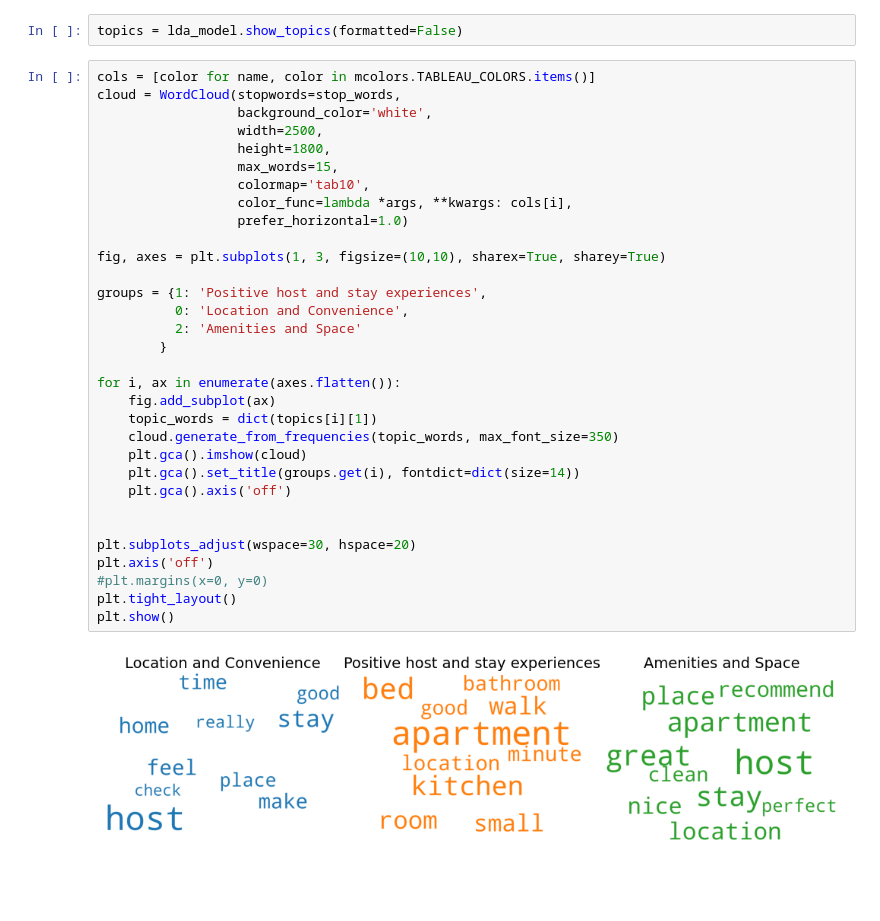
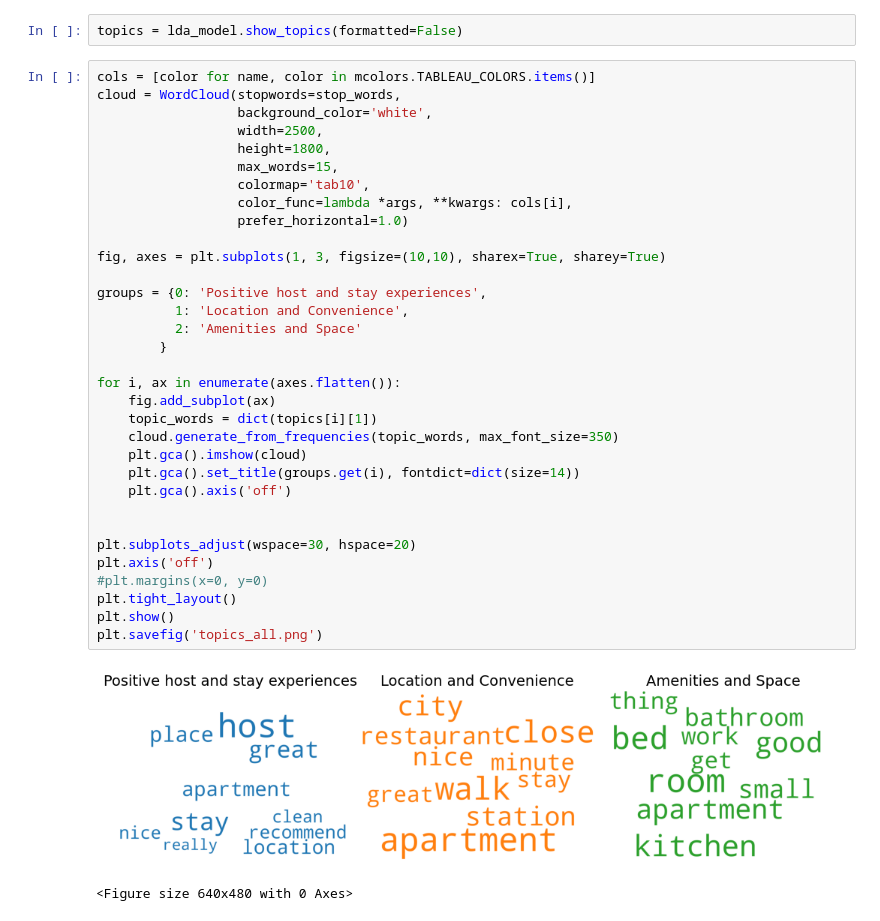
Before and after one commit to TanjaDS/Examensarbete_Airbnb, a Jupyter notebook: models/topic_modelling.ipynb, the cells around one changed output. Saved outputs shown, nothing was run; the diff lists cells and outputs as text; blank space fills up the shorter version.

```diff
--- a/models/topic_modelling.ipynb
+++ b/models/topic_modelling.ipynb
@@ -155,33 +158,35 @@ topics = lda_model.show_topics(formatted=False)
 cols = [color for name, color in mcolors.TABLEAU_COLORS.items()]
 cloud = WordCloud(stopwords=stop_words,
                   background_color='white',
                   width=2500,
                   height=1800,
                   max_words=15,
                   colormap='tab10',
                   color_func=lambda *args, **kwargs: cols[i],
                   prefer_horizontal=1.0)
 
 fig, axes = plt.subplots(1, 3, figsize=(10,10), sharex=True, sharey=True)
 
-groups = {1: 'Positive host and stay experiences',
-          0: 'Location and Convenience',
+groups = {0: 'Positive host and stay experiences',
+          1: 'Location and Convenience',
           2: 'Amenities and Space'
         }
 
 for i, ax in enumerate(axes.flatten()):
     fig.add_subplot(ax)
     topic_words = dict(topics[i][1])
     cloud.generate_from_frequencies(topic_words, max_font_size=350)
     plt.gca().imshow(cloud)
     plt.gca().set_title(groups.get(i), fontdict=dict(size=14))
     plt.gca().axis('off')
 
 
 plt.subplots_adjust(wspace=30, hspace=20)
 plt.axis('off')
 #plt.margins(x=0, y=0)
 plt.tight_layout()
 plt.show()
+plt.savefig('topics_all.png')
 # %% [output]
-[figure, old version]
+[figure, new version]
+<Figure size 640x480 with 0 Axes>
```
Also changed, not shown: parts of 4 cells of this notebook, 16 other files.
